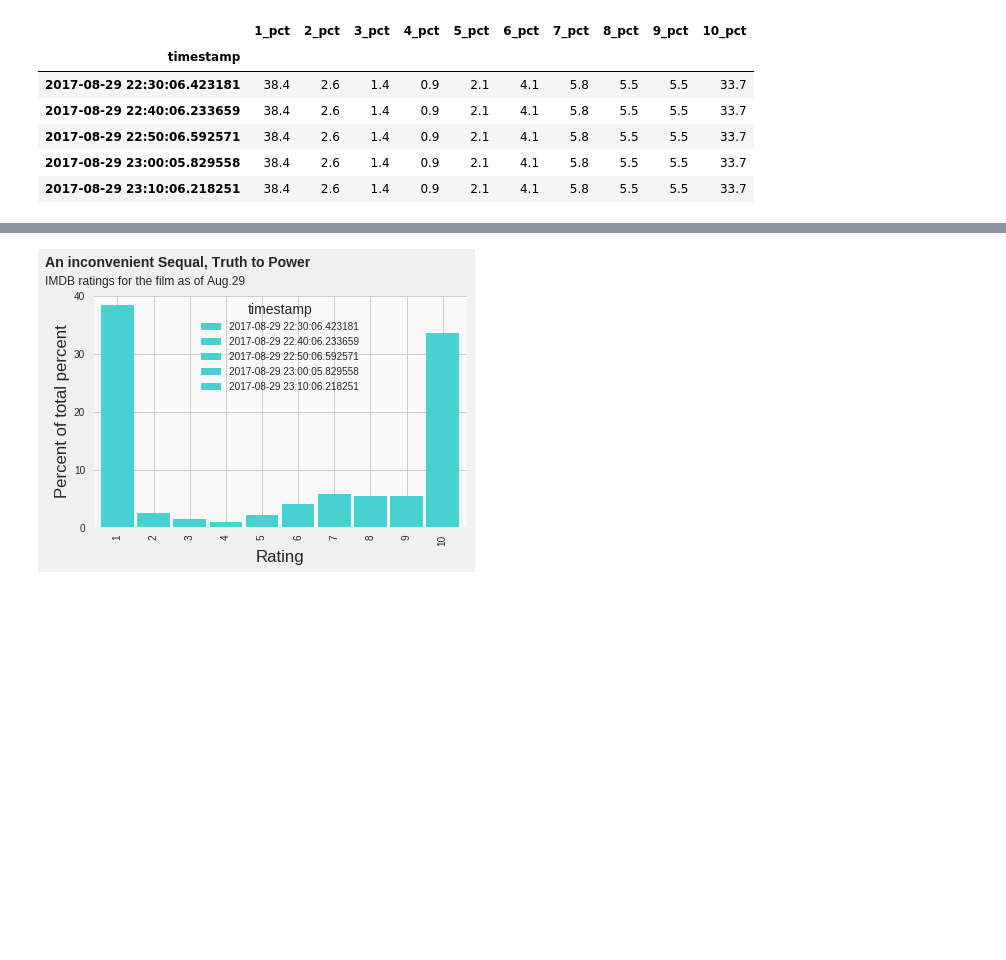
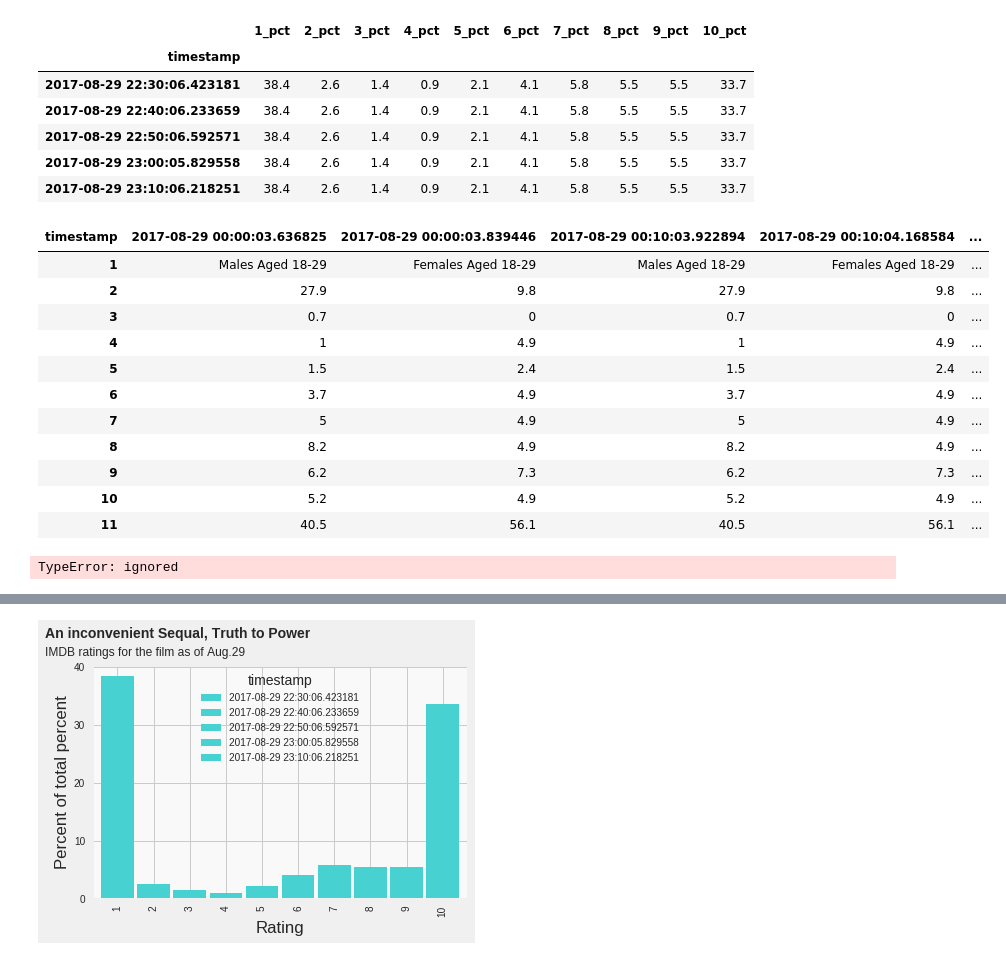
Before and after one commit to Hira63S/DS-Unit-1-Sprint-3-Data-Storytelling, a Jupyter notebook: Hira_LS_DS_223_Make_explanatory_visualizations.ipynb, the cells around one changed output, grey strips where cells are left out. Saved outputs shown, nothing was run; the diff lists cells and outputs as text; code cells hidden in the pictures; blank space fills up the shorter version.

```diff
--- a/Hira_LS_DS_223_Make_explanatory_visualizations.ipynb
+++ b/Hira_LS_DS_223_Make_explanatory_visualizations.ipynb
@@ -201,5 +288,5 @@ lastday[lastday['category'] == 'IMDb users']
 # %%
-final = lastday[lastday['category'] == 'IMDb users'].tail()
+final1 = lastday[lastday['category'] == 'IMDb users',]
 # %%
 pct_columns =['1_pct', '2_pct', '3_pct', '4_pct', '5_pct',
              '6_pct', '7_pct', '8_pct', '9_pct', '10_pct']
@@ -215,0 +313,3 @@ final[pct_columns]
+# %%
+pct_columns =['category', '1_pct', '2_pct', '3_pct', '4_pct', '5_pct',
+             '6_pct', '7_pct', '8_pct', '9_pct', '10_pct']
@@ -216,3 +318,35 @@ final[pct_columns]
+# %%
+data1 = final[pct_columns].T
+data1.index=range(1,12)
+data1
+# %% [output]
+| timestamp | 2017-08-29 00:00:03.636825 | 2017-08-29 00:00:03.839446 | 2017-08-29 00:10:03.922894 | 2017-08-29 00:10:04.168584 | ... |
+| 1 | Males Aged 18-29 | Females Aged 18-29 | Males Aged 18-29 | Females Aged 18-29 | ... |
+| 2 | 27.9 | 9.8 | 27.9 | 9.8 | ... |
+| 3 | 0.7 | 0 | 0.7 | 0 | ... |
+| 4 | 1 | 4.9 | 1 | 4.9 | ... |
+| 5 | 1.5 | 2.4 | 1.5 | 2.4 | ... |
+| 6 | 3.7 | 4.9 | 3.7 | 4.9 | ... |
+| 7 | 5 | 4.9 | 5 | 4.9 | ... |
+| 8 | 8.2 | 4.9 | 8.2 | 4.9 | ... |
+| 9 | 6.2 | 7.3 | 6.2 | 7.3 | ... |
+| 10 | 5.2 | 4.9 | 5.2 | 4.9 | ... |
+| 11 | 40.5 | 56.1 | 40.5 | 56.1 | ... |
+# %%
+ax = data1.plot.bar(color='#47d1d1', width=0.9);
+
+ax.set(xlabel='Rating', ylabel='Percent of total percent',
+      yticks=range(0,50,10), facecolor='#f9f9f9')
+
+#axes.text is very flexible,
+ax.text(x=-2, y=45, s="An inconvenient Sequal, Truth to Power", fontsize = 14,
+       fontweight='bold');
+
+ax.text(x=-2, y=42, s='IMDB ratings for the film as of Aug.29', fontsize=12);
+
+ax.tick_params(labelrotation=0)
+# %% [output]
+TypeError: ignored
 # %%
 data = final[pct_columns].T
 data.index=range(1,11)
```
Also changed, not shown: parts of 25 cells of this notebook.
